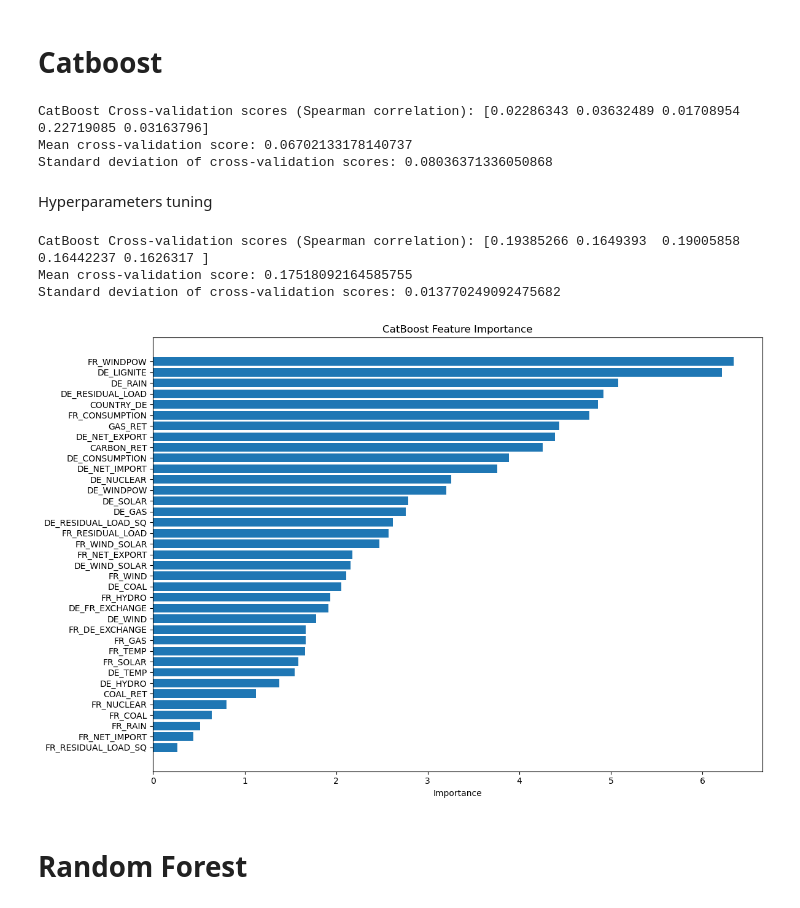
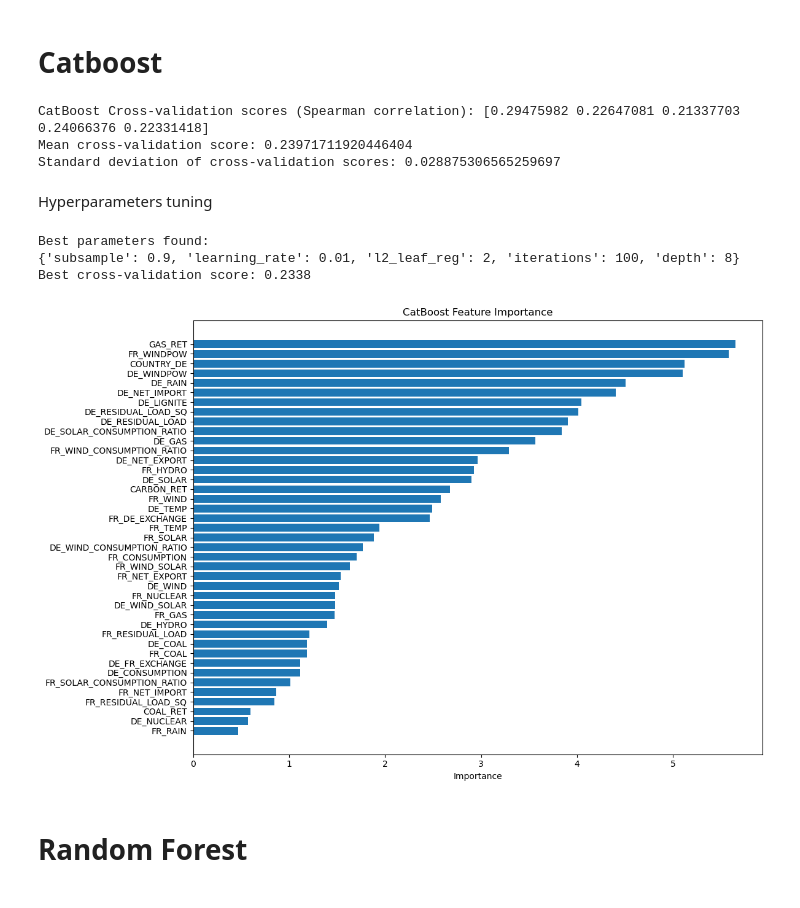
Before and after one commit to paulqevan/Challenge_QRT_prix_elec, a Jupyter notebook: Model_Thomas.ipynb, the cells around one changed output. Cells and saved outputs as stored; diff of their text form; code cells hidden in the pictures.

```diff
--- a/Model_Thomas.ipynb
+++ b/Model_Thomas.ipynb
@@ -453,3 +371,21 @@ Selected features by Lasso:
+# %%
+# Filter X_train_features and X_test_features to keep only the features
+# selected by Lasso (non-zero coefficients)
+selected_feature_names = lasso_coef[lasso_coef['Coefficient'] != 0]['Feature'].values
+
+# Create new dataframes with only selected features
+X_train_features = X_train_features[selected_feature_names]
+X_test_features = X_test_features[selected_feature_names]
+
+
+
+
+# # Create a copy of y_train to avoid modifying the original
+# y_train_log = y_train.copy()
+
+# # Handle negative values by using sign(y) * log(1 + abs(y))
+# # This preserves the sign while applying a logarithmic transformation
+# y_train = np.sign(y_train) * np.log1p(np.abs(y_train))
 # %% [markdown]
 # Light GBM
 # %%
@@ -551,9 +487,9 @@ kf = KFold(n_splits=5, shuffle=True, random_state=1)
 catboost_model = CatBoostRegressor(
     iterations=100,
     learning_rate=0.01,
-    depth=6,
-    subsample=1,
-    l2_leaf_reg=5,
+    depth=8,
+    subsample=0.9,
+    l2_leaf_reg=2,
     random_seed=42,
     verbose=False
 )
@@ -571,19 +507,19 @@ print("CatBoost Cross-validation scores (Spearman correlation):", cv_scores)
 print("Mean cross-validation score:", cv_scores.mean())
 print("Standard deviation of cross-validation scores:", cv_scores.std())
 # %% [output]
-CatBoost Cross-validation scores (Spearman correlation): [0.02286343 0.03632489 0.01708954 0.22719085 0.03163796]
-Mean cross-validation score: 0.06702133178140737
-Standard deviation of cross-validation scores: 0.08036371336050868
+CatBoost Cross-validation scores (Spearman correlation): [0.29475982 0.22647081 0.21337703 0.24066376 0.22331418]
+Mean cross-validation score: 0.23971711920446404
+Standard deviation of cross-validation scores: 0.028875306565259697
 # %% [markdown]
 Hyperparameters tuning
 # %%
 # Define parameter grid for CatBoost
 param_grid = {
-    'iterations': [100, 200, 300],
-    'learning_rate': [0.01, 0.05, 0.1],
-    'depth': [4, 6, 8],
-    'l2_leaf_reg': [1, 3, 5, 7],
-    'subsample': [0.6, 0.8, 1.0]
+    'iterations': [50, 100, 200],
+    'learning_rate': [0.005, 0.01, 0.02],
+    'depth': [6, 8, 10],
+    'l2_leaf_reg': [2, 3, 4],
+    'subsample': [0.7, 0.8, 0.9]
 }
 
 # Define cross-validation strategy
@@ -607,6 +543,10 @@ search.fit(X_train_features, y_train)
 print("Best parameters found:")
 print(search.best_params_)
 print(f"Best cross-validation score: {search.best_score_:.4f}")
+# %% [output]
+Best parameters found:
+{'subsample': 0.9, 'learning_rate': 0.01, 'l2_leaf_reg': 2, 'iterations': 100, 'depth': 8}
+Best cross-validation score: 0.2338
 # %%
 from catboost import CatBoostRegressor
 from sklearn.model_selection import cross_val_score, KFold
@@ -618,45 +558,45 @@ from scipy.stats import uniform, randint
 # Train the final model on the full training set
 final_catboost_model = CatBoostRegressor(
     iterations=100,
-    learning_rate=0.1,
-    depth=4,
-    subsample=0.8,
+    learning_rate=0.01,
+    depth=6,
+    subsample=1,
+    l2_leaf_reg=5,
     random_seed=42,
     verbose=False
 )
 
 final_catboost_model.fit(X_train_features, y_train)
 
 # Make predictions on test data
 catboost_predictions = final_catboost_model.predict(X_test_features)
+
+
 
 # Create submission dataframe
 catboost_submission = pd.DataFrame({
     'ID': X_test['ID'],
     'TARGET': catboost_predictions
 })
 
 # Optional: Save submission to CSV
 catboost_submission.to_csv('catboost_submission.csv', index=False)
 
 # Feature importance
 plt.figure(figsize=(12, 8))
 feature_importance = pd.DataFrame({
     'Feature': X_train_features.columns,
     'Importance': final_catboost_model.get_feature_importance()
 }).sort_values('Importance', ascending=False)
 
 plt.barh(feature_importance['Feature'], feature_importance['Importance'])
 plt.xlabel('Importance')
 plt.title('CatBoost Feature Importance')
 plt.gca().invert_yaxis()
 plt.tight_layout()
 plt.show()
 # %% [output]
-CatBoost Cross-validation scores (Spearman correlation): [0.19385266 0.1649393  0.19005858 0.16442237 0.1626317 ]
-Mean cross-validation score: 0.17518092164585755
-Standard deviation of cross-validation scores: 0.013770249092475682
-[figure, old version]
+[figure, new version]
 # %% [markdown]
 # Random Forest
 # %%
```
Also changed, not shown: parts of 8 cells of this notebook, 7 other files.
